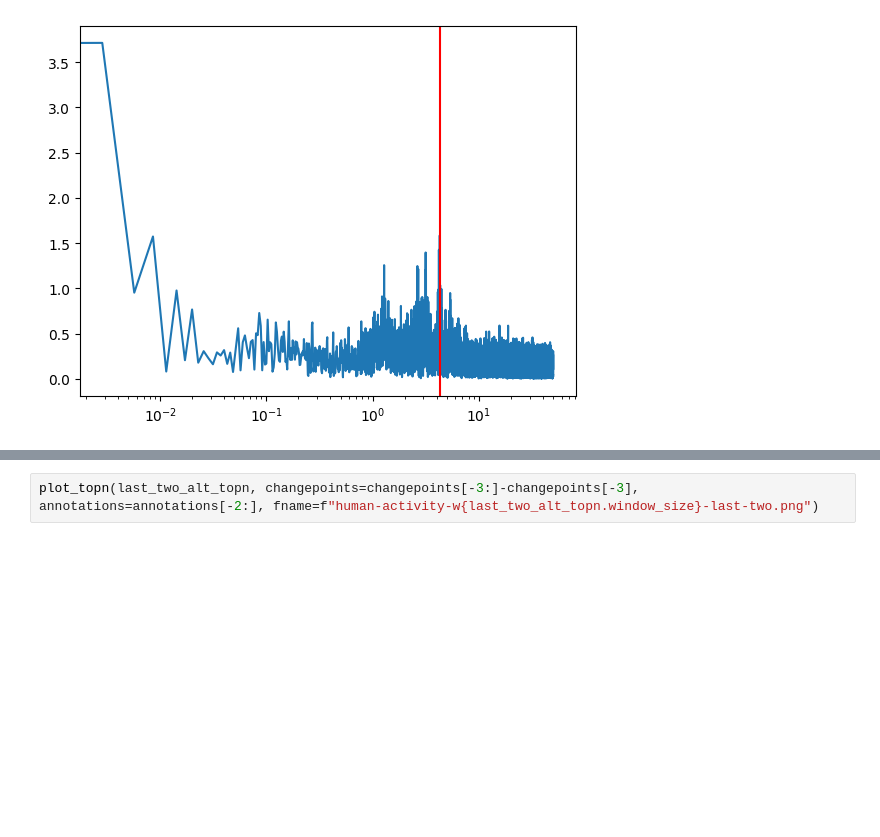
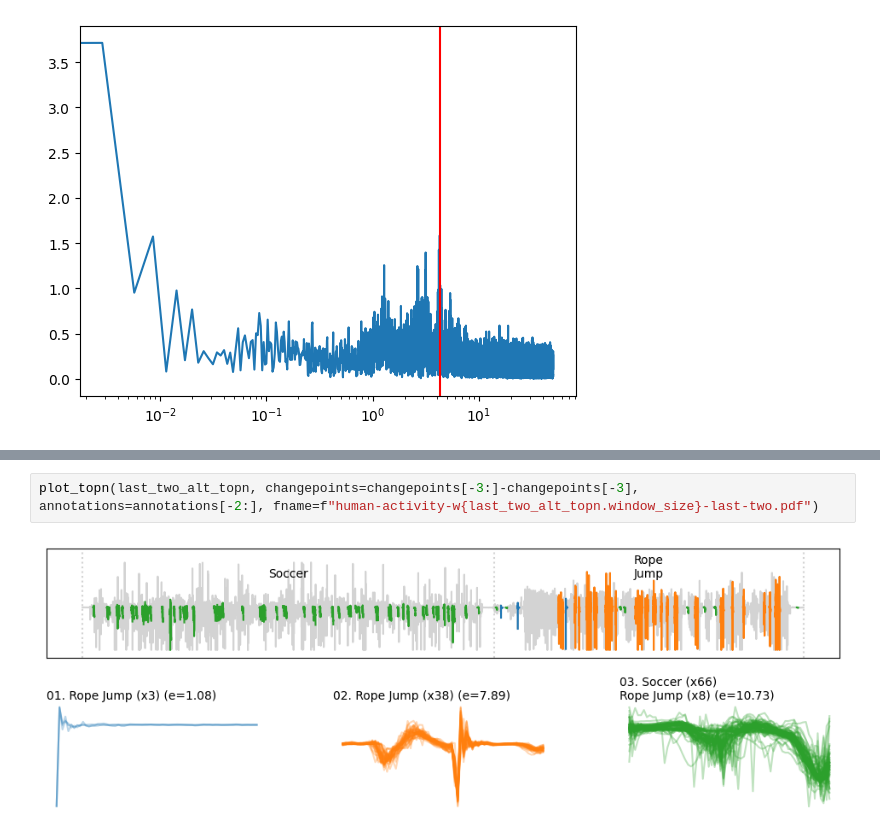
Before and after one commit to patrickzib/scampi, a Jupyter notebook: notebooks/human_activity_usecase.ipynb, the cells around one changed output, grey strips where cells are left out. Saved outputs shown, nothing was run; the diff lists cells and outputs as text; blank space fills up the shorter version.

```diff
--- a/notebooks/human_activity_usecase.ipynb
+++ b/notebooks/human_activity_usecase.ipynb
@@ -549,4 +600,6 @@ while next(last_two_alt_topn) is not None:
 # %%
-plot_topn(last_two_alt_topn, changepoints=changepoints[-3:]-changepoints[-3], annotations=annotations[-2:], fname=f"human-activity-w{last_two_alt_topn.window_size}-last-two.png")
+plot_topn(last_two_alt_topn, changepoints=changepoints[-3:]-changepoints[-3], annotations=annotations[-2:], fname=f"human-activity-w{last_two_alt_topn.window_size}-last-two.pdf")
+# %% [output]
+[figure, added]
 # %%
 5*find_dominant_window_sizes2(series)
```
Also changed, not shown: parts of 11 cells of this notebook, 16 other files.
